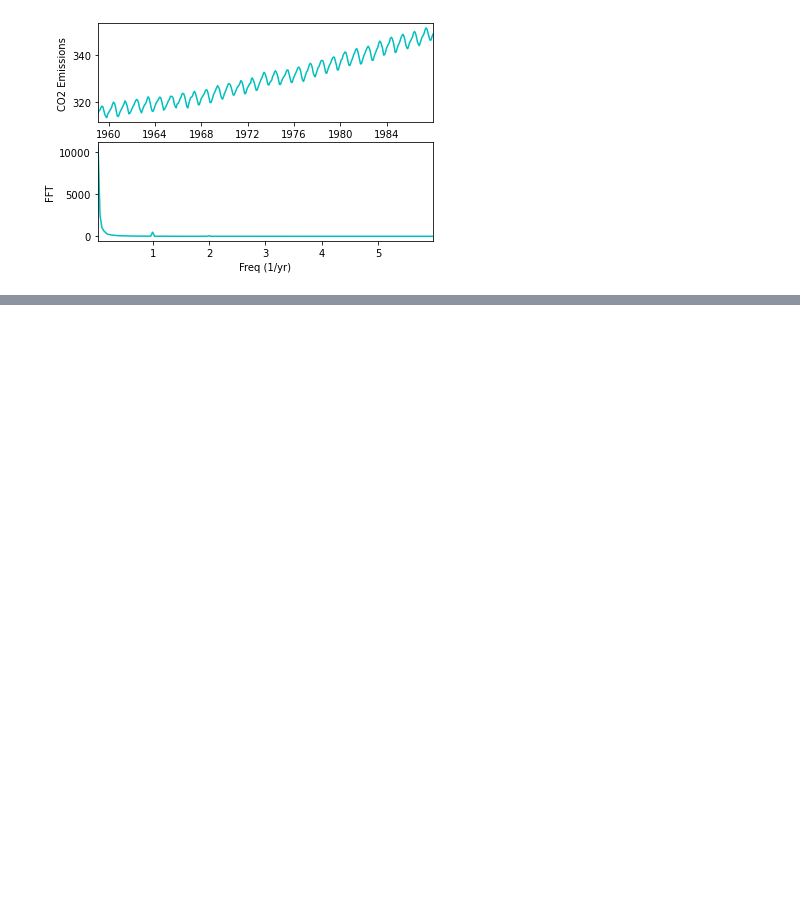
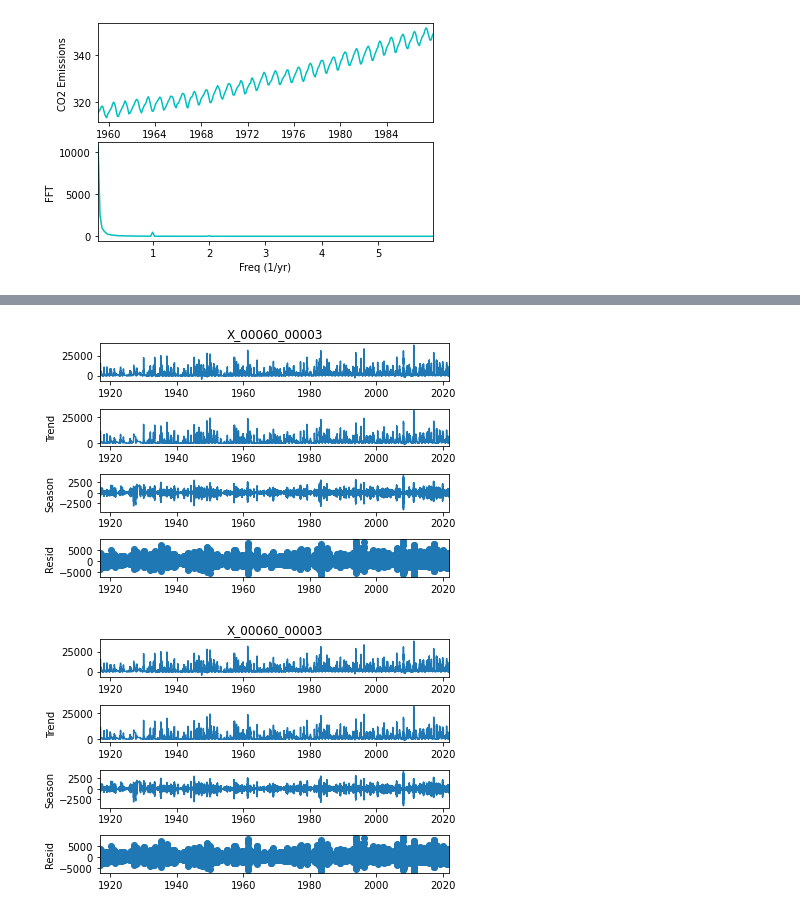
Before and after one commit to thodson-usgs/stf-decomposition, a Jupyter notebook: notebooks/00_getting_started.ipynb, the cells around one changed output, grey strips where cells are left out. Drawn from its saved outputs; the diff is of its cells as text; code cells hidden in the pictures; blank space fills up the shorter version.

```diff
--- a/notebooks/00_getting_started.ipynb
+++ b/notebooks/00_getting_started.ipynb
@@ -304,0 +308,7 @@ STL
+# %%
+streamflow = pd.read_csv("../data/big_muddy_streamflow.csv", index_col="Date", parse_dates=True)
+stl = STL(streamflow["X_00060_00003"], period = 12)
+stl.fit().plot()
+# %% [output]
+[figure, added]
+[figure, added]
```
Also changed, not shown: parts of 8 cells of this notebook.
